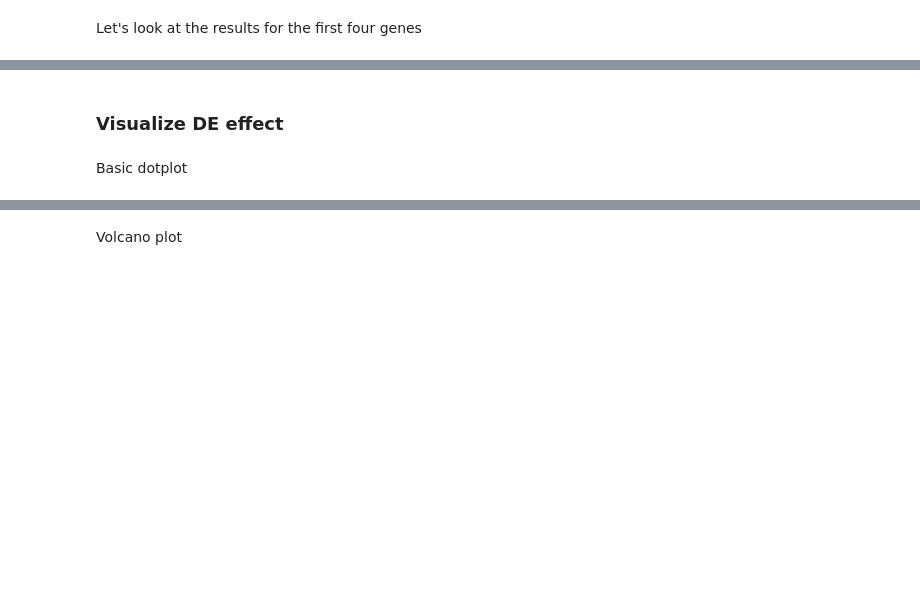
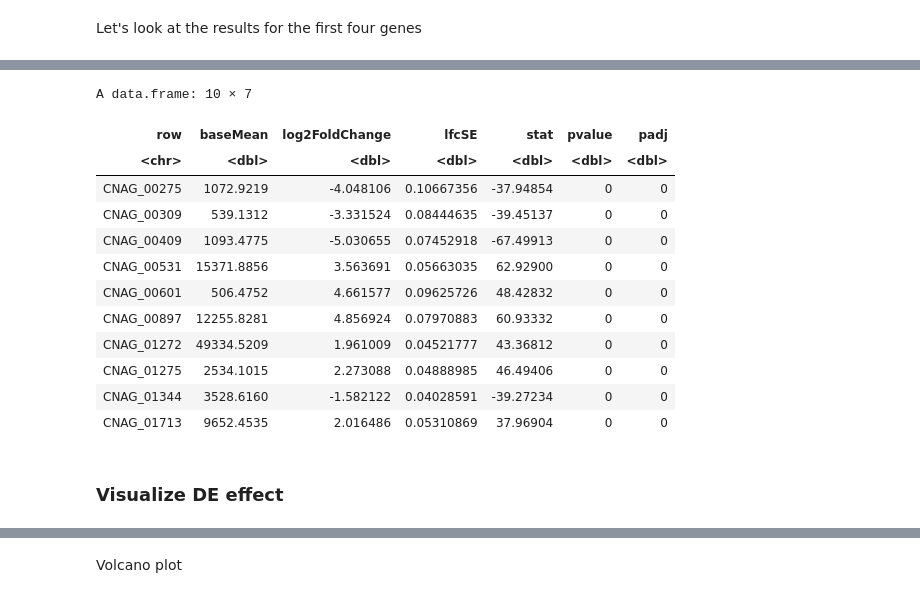
Before and after one commit to granek/testing_for_zenodo, a Jupyter notebook: bioinformatics/DESeq2/02_deseq_DE.ipynb, the cells around one changed output, grey strips where cells are left out. Saved outputs shown, nothing was run; the diff lists cells and outputs as text; code cells hidden in the pictures; blank space fills up the shorter version.

```diff
--- a/bioinformatics/DESeq2/02_deseq_DE.ipynb
+++ b/bioinformatics/DESeq2/02_deseq_DE.ipynb
@@ -275,11 +594,27 @@ myres_condition8v4
 # %%
-### Tidy the results and sort in ascending order by adjusted p-value
+### Tidy the results for DE with respect to condition
+### Results are sorted in ascending order by adjusted p-value
+### Here ph4 is the reference level
+### log2FC > 0 suggests that higher pH (pH8) is associated with increased expression
+### log2FC < 0 suggests that higher pH (pH8) is associated with lower expression
 myres_condition8v4 <- results(ddsDE, contrast = c("condition", "pH8", "pH4"), tidy = TRUE)
 
 myres_condition8v4 %>%
-    arrange(desc(padj)) %>%
-        head(100)
+    arrange(desc(-padj)) %>%
+        head(10)
+# %% [output]
+A data.frame: 10 × 7
+| row | baseMean | log2FoldChange | lfcSE | stat | pvalue | padj |
+| <chr> | <dbl> | <dbl> | <dbl> | <dbl> | <dbl> | <dbl> |
+| CNAG_00275 | 1072.9219 | -4.048106 | 0.10667356 | -37.94854 | 0 | 0 |
+| CNAG_00309 | 539.1312 | -3.331524 | 0.08444635 | -39.45137 | 0 | 0 |
+| CNAG_00409 | 1093.4775 | -5.030655 | 0.07452918 | -67.49913 | 0 | 0 |
+| CNAG_00531 | 15371.8856 | 3.563691 | 0.05663035 | 62.92900 | 0 | 0 |
+| CNAG_00601 | 506.4752 | 4.661577 | 0.09625726 | 48.42832 | 0 | 0 |
+| CNAG_00897 | 12255.8281 | 4.856924 | 0.07970883 | 60.93332 | 0 | 0 |
+| CNAG_01272 | 49334.5209 | 1.961009 | 0.04521777 | 43.36812 | 0 | 0 |
+| CNAG_01275 | 2534.1015 | 2.273088 | 0.04888985 | 46.49406 | 0 | 0 |
+| CNAG_01344 | 3528.6160 | -1.582122 | 0.04028591 | -39.27234 | 0 | 0 |
+| CNAG_01713 | 9652.4535 | 2.016486 | 0.05310869 | 37.96904 | 0 | 0 |
 # %% [markdown]
 ### Visualize DE effect
-# %% [markdown]
-Basic dotplot
```
Also changed, not shown: parts of 50 cells of this notebook.
